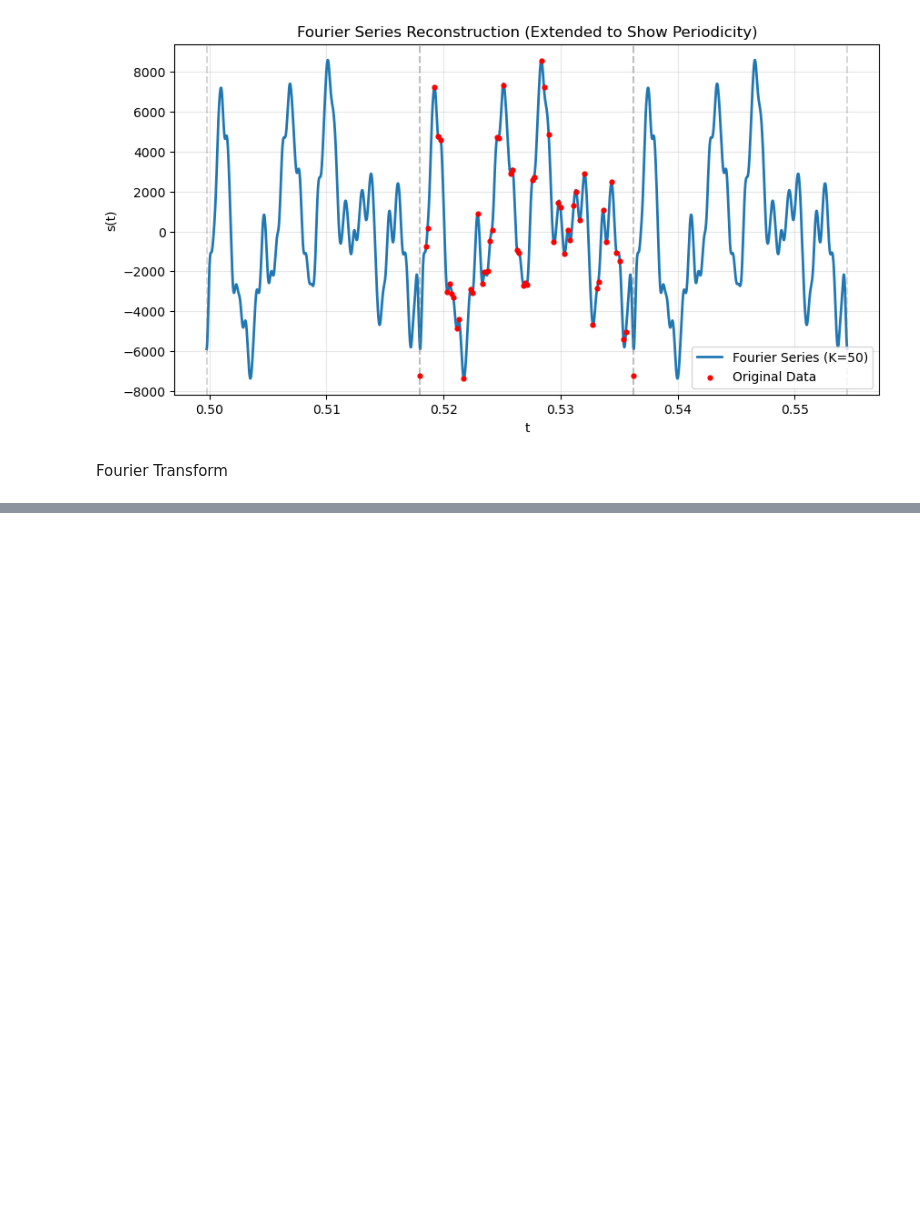
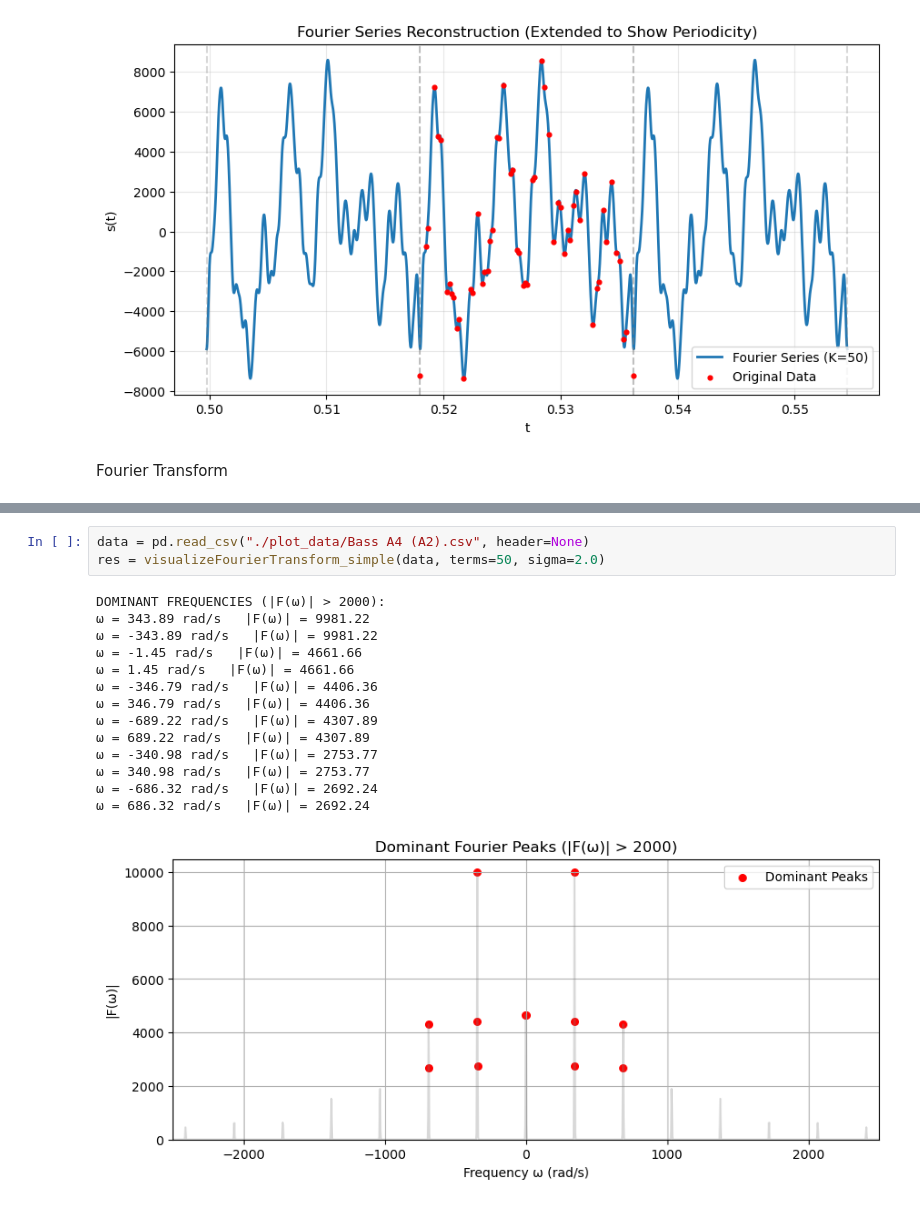
Before and after one commit to RobbenWijanathan/string-signal-analysis, a Jupyter notebook: fourier_analysis.ipynb, the cells around one changed output, grey strips where cells are left out. Saved outputs shown, nothing was run; the diff lists cells and outputs as text; blank space fills up the shorter version.

```diff
--- a/fourier_analysis.ipynb
+++ b/fourier_analysis.ipynb
@@ -196,0 +285,18 @@ Fourier Transform
+# %%
+data = pd.read_csv("./plot_data/Bass A4 (A2).csv", header=None)
+res = visualizeFourierTransform_simple(data, terms=50, sigma=2.0)
+# %% [output]
+DOMINANT FREQUENCIES (|F(ω)| > 2000):
+ω = 343.89 rad/s   |F(ω)| = 9981.22
+ω = -343.89 rad/s   |F(ω)| = 9981.22
+ω = -1.45 rad/s   |F(ω)| = 4661.66
+ω = 1.45 rad/s   |F(ω)| = 4661.66
+ω = -346.79 rad/s   |F(ω)| = 4406.36
+ω = 346.79 rad/s   |F(ω)| = 4406.36
+ω = -689.22 rad/s   |F(ω)| = 4307.89
+ω = 689.22 rad/s   |F(ω)| = 4307.89
+ω = -340.98 rad/s   |F(ω)| = 2753.77
+ω = 340.98 rad/s   |F(ω)| = 2753.77
+ω = -686.32 rad/s   |F(ω)| = 2692.24
+ω = 686.32 rad/s   |F(ω)| = 2692.24
+[figure, added]
```
Also changed, not shown: parts of 1 cell of this notebook, 2 other files.
